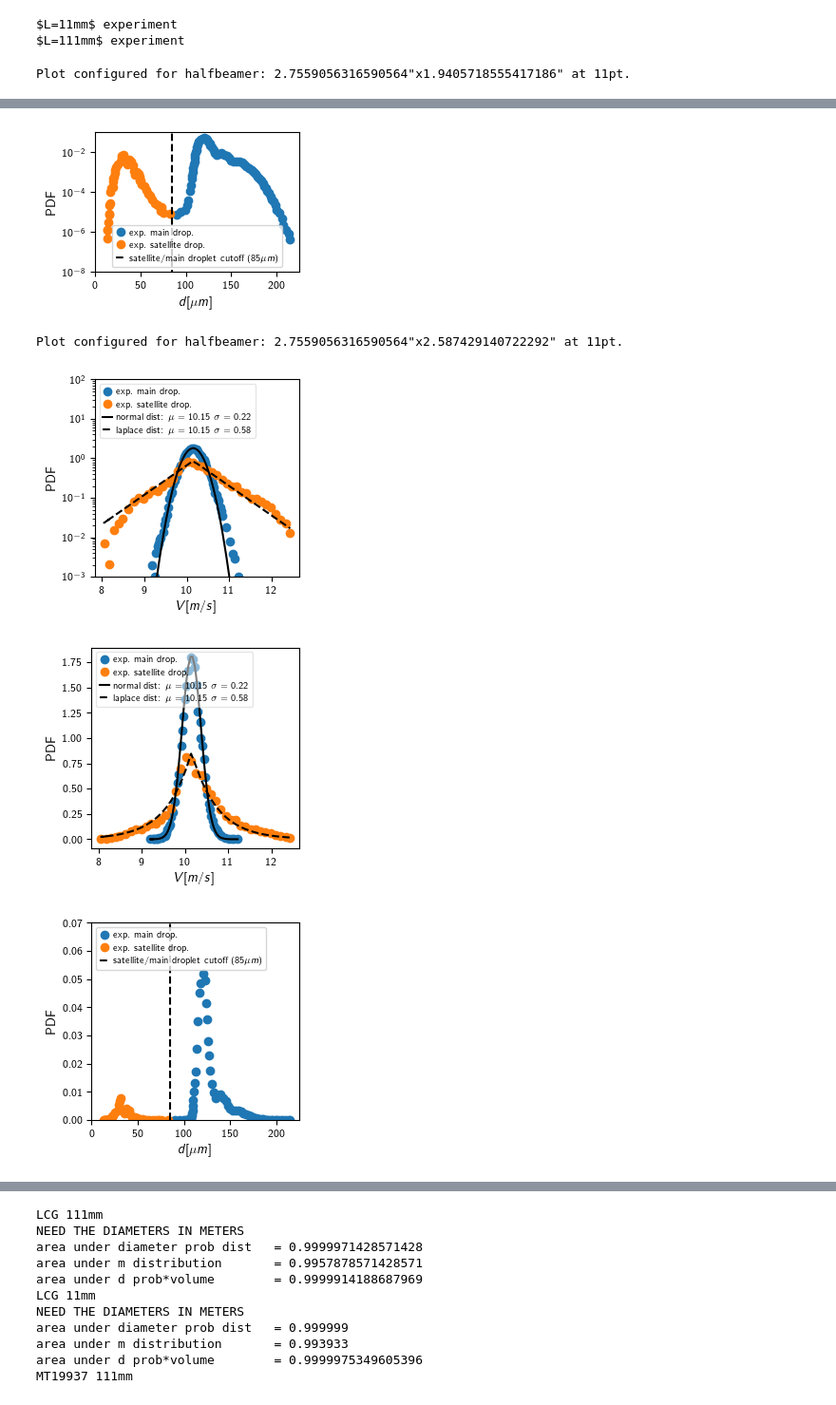
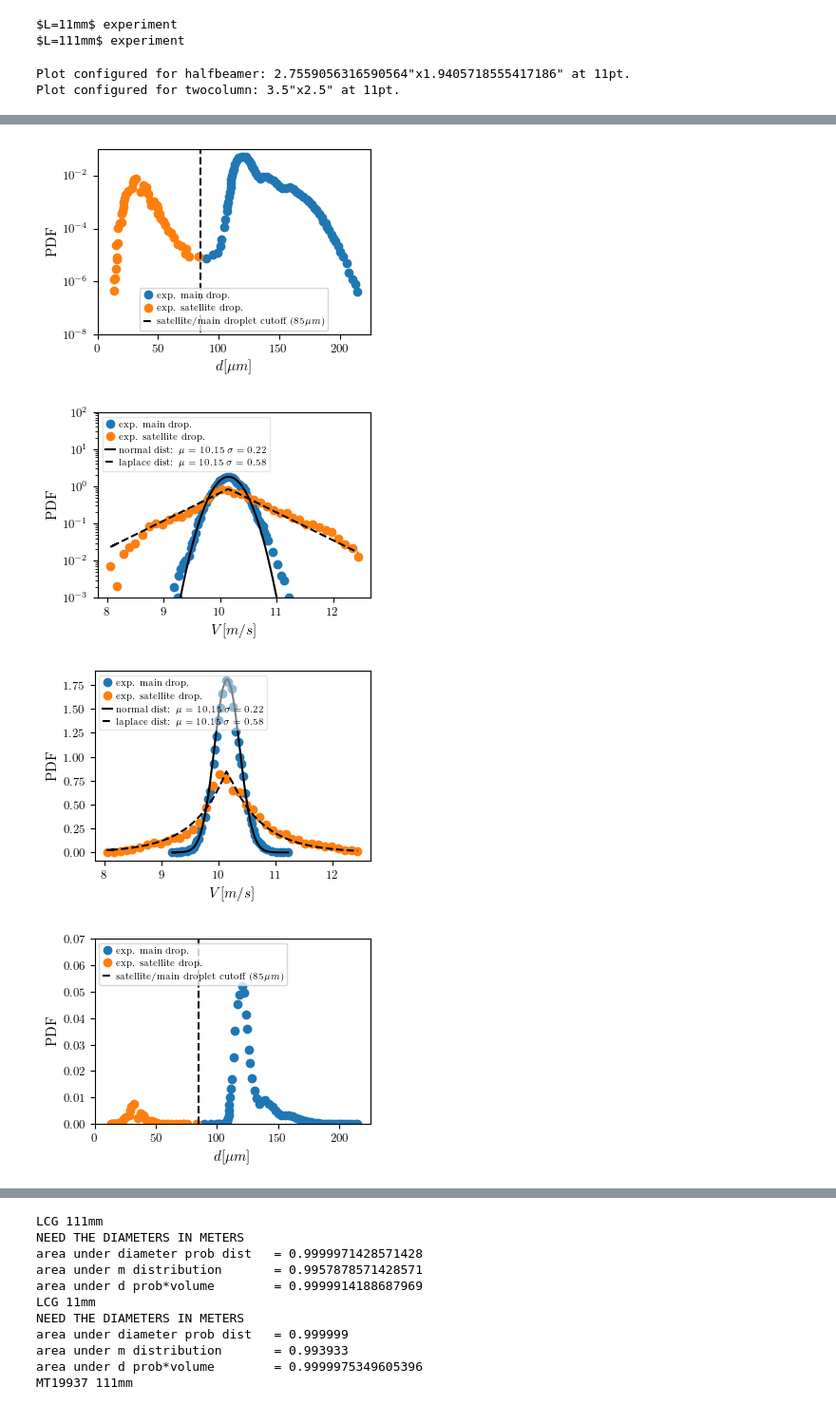
Before and after one commit to erdicn/LagrangianJet, a Jupyter notebook: DataVis/data_visV3.ipynb, the cells around one changed output, grey strips where cells are left out. Shown at 95% size. Cells and saved outputs as stored; diff of their text form; code cells hidden in the pictures.

```diff
--- a/DataVis/data_visV3.ipynb
+++ b/DataVis/data_visV3.ipynb
@@ -18,9 +18,10 @@ $L=11mm$ experiment
 $L=111mm$ experiment
 # %%
 figure_dir = "/home/erdi/Uni/LCGAStage/Jets/LagrangianJet/Figures/"
+figure_dir = "/home/erdi/Uni/LCGAStage/Jets/LagrangianJet/InternshipDirections/Figures/"
 # %%
 configureLatexPlot("halfbeamer", caption_spacer=0.6)#, aspect_ratio=1/0.9)
-# configureLatexPlot("twocolumn")
+configureLatexPlot("twocolumn")
 plt.figure()
 color_main ="tab:blue" #"#003968"
 color_sat  ="tab:orange" #"#e8502e"
@@ -67,7 +68,7 @@ plt.legend(
 plt.savefig(figure_dir+"exp11mm_dia_pdf_log_lin.pdf", bbox_inches="tight")
 plt.show()
 
-configureLatexPlot("halfbeamer", caption_spacer=0.8)#, aspect_ratio=1/0.9)
+# configureLatexPlot("halfbeamer", caption_spacer=0.8)#, aspect_ratio=1/0.9)
 
 plt.figure()
 color_main ="tab:blue" #"#003968"
@@ -141,8 +142,8 @@ plt.show()
 
 
 plt.figure()
-plt.plot(exp_init11mm.d_prob_weighted_dist_bin_centers[idx_main]*1e6, exp_init11mm.d_vol_weighted_ptob_dist[idx_main]*1e-6, "^", color=color_main, label = "exp. main drop.")
-plt.plot(exp_init11mm.d_prob_weighted_dist_bin_centers[idx_sat] *1e6, exp_init11mm.d_vol_weighted_ptob_dist[idx_sat] *1e-6, "^", color=color_sat , label = "exp. satellite drop.")
+plt.plot(exp_init11mm.d_prob_weighted_dist_bin_centers[idx_main]*1e6, exp_init11mm.d_vol_weighted_prob_dist[idx_main]*1e-6, "^", color=color_main, label = "exp. main drop.")
+plt.plot(exp_init11mm.d_prob_weighted_dist_bin_centers[idx_sat] *1e6, exp_init11mm.d_vol_weighted_prob_dist[idx_sat] *1e-6, "^", color=color_sat , label = "exp. satellite drop.")
 plt.vlines(85, ymin=0, ymax = 0.1, linestyles="--", color = "k", label = r"satellite/main droplet cutoff ($85 \mu m$)")
 plt.xlabel(r"$d [\mu m]$")
 plt.ylabel("PDF by volume")
@@ -161,3 +162,4 @@ plt.savefig(figure_dir+"exp11mm_diapdf_vol_weight_pdf_log_lin.pdf", bbox_inches=
 plt.show()
 # %% [output]
 Plot configured for halfbeamer: 2.7559056316590564"x1.9405718555417186" at 11pt.
+Plot configured for twocolumn: 3.5"x2.5" at 11pt.
@@ -165,5 +167,4 @@ Plot configured for halfbeamer: 2.7559056316590564"x1.9405718555417186" at 11pt.
-[figure, old version]
+[figure, new version]
-Plot configured for halfbeamer: 2.7559056316590564"x2.587429140722292" at 11pt.
-[figure, old version]
+[figure, new version]
-[figure, old version]
+[figure, new version]
-[figure, old version]
+[figure, new version]
```
Also changed, not shown: parts of 2 cells of this notebook, 34 other files.
